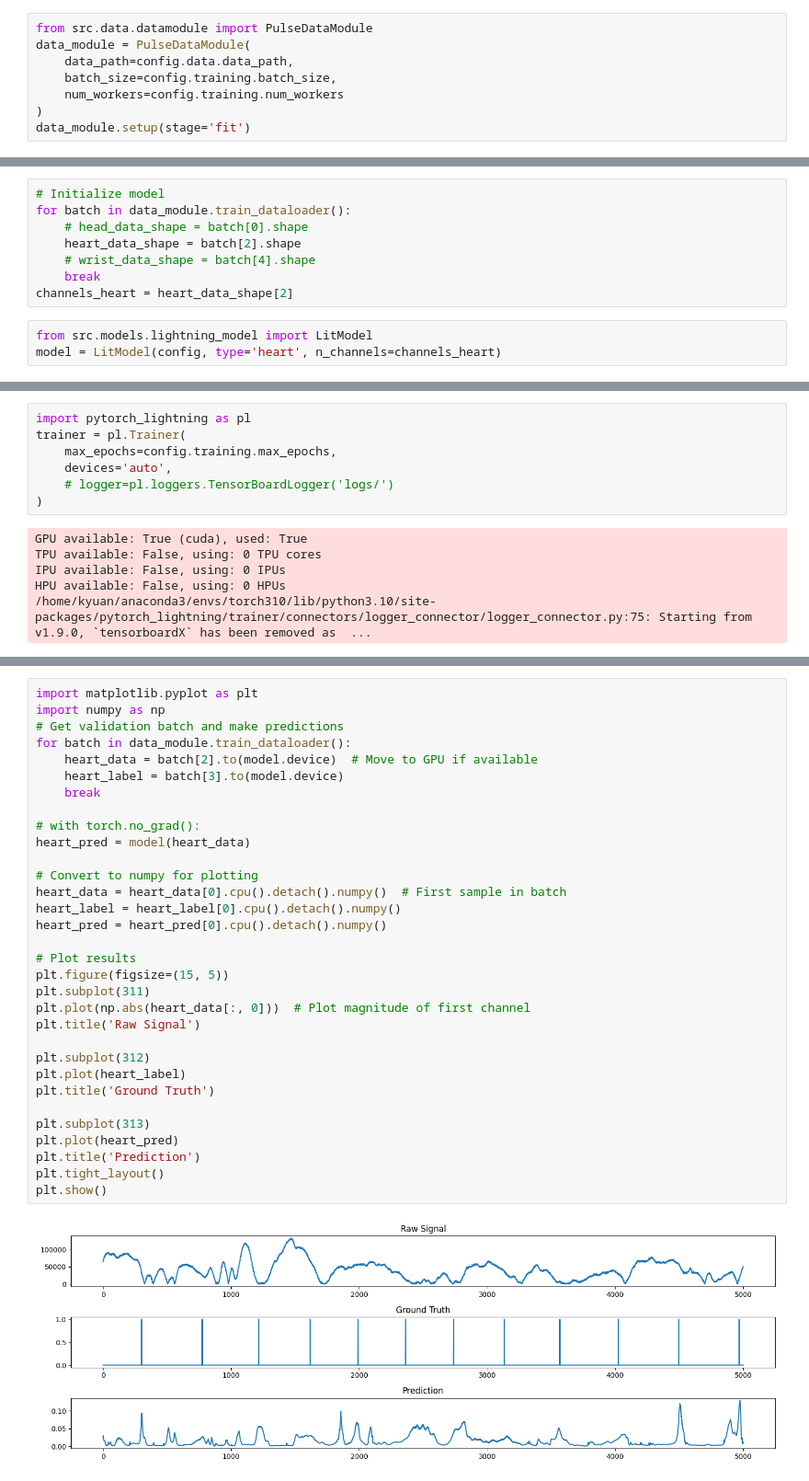
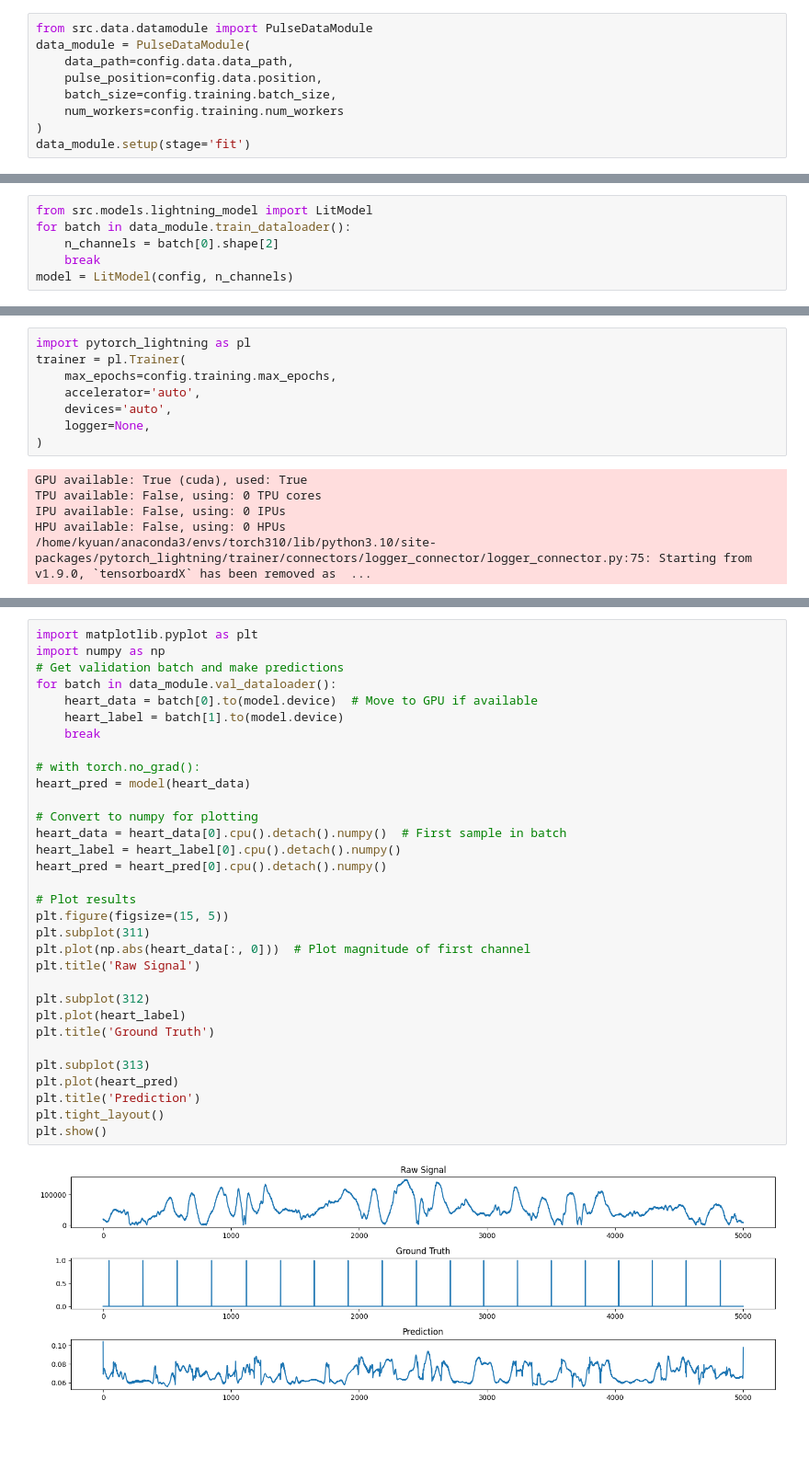
Before and after one commit to kuangyuan-cmu/RadarPulse, a Jupyter notebook: dev.ipynb, the cells around one changed output, grey strips where cells are left out. Shown at 92% size. Cells and saved outputs as stored; diff of their text form; blank space fills up the shorter version.

Commit message:
adapt to the pilot_1212 dataset; load specific position only

```diff
--- a/dev.ipynb
+++ b/dev.ipynb
@@ -34,6 +35,7 @@ config = load_config('src/config')
 from src.data.datamodule import PulseDataModule
 data_module = PulseDataModule(
     data_path=config.data.data_path,
+    pulse_position=config.data.position,
     batch_size=config.training.batch_size,
     num_workers=config.training.num_workers
 )
@@ -46,14 +48,9 @@ Heart data shape:  torch.Size([41, 5000, 42]) Heart label shape:  torch.Size([41
-# %%
-# Initialize model
-for batch in data_module.train_dataloader():
-    # head_data_shape = batch[0].shape
-    heart_data_shape = batch[2].shape
-    # wrist_data_shape = batch[4].shape
-    break
-channels_heart = heart_data_shape[2]
 # %%
 from src.models.lightning_model import LitModel
-model = LitModel(config, type='heart', n_channels=channels_heart)
+for batch in data_module.train_dataloader():
+    n_channels = batch[0].shape[2]
+    break
+model = LitModel(config, n_channels)
 # %%
 from pytorch_lightning.utilities.model_summary import ModelSummary
 summary = ModelSummary(model, max_depth=2)
@@ -76,8 +73,9 @@ print(summary)
 import pytorch_lightning as pl
 trainer = pl.Trainer(
     max_epochs=config.training.max_epochs,
+    accelerator='auto',
     devices='auto',
-    # logger=pl.loggers.TensorBoardLogger('logs/')
+    logger=None,
 )
 # %% [output]
 GPU available: True (cuda), used: True
@@ -109,34 +106,34 @@ Heart data shape:  torch.Size([41, 5000, 42]) Heart label shape:  torch.Size([41
 # %%
 import matplotlib.pyplot as plt
 import numpy as np
 # Get validation batch and make predictions
-for batch in data_module.train_dataloader():
-    heart_data = batch[2].to(model.device)  # Move to GPU if available
-    heart_label = batch[3].to(model.device)
+for batch in data_module.val_dataloader():
+    heart_data = batch[0].to(model.device)  # Move to GPU if available
+    heart_label = batch[1].to(model.device)
     break
 
 # with torch.no_grad():
 heart_pred = model(heart_data)
 
 # Convert to numpy for plotting
 heart_data = heart_data[0].cpu().detach().numpy()  # First sample in batch
 heart_label = heart_label[0].cpu().detach().numpy()
 heart_pred = heart_pred[0].cpu().detach().numpy()
 
 # Plot results
 plt.figure(figsize=(15, 5))
 plt.subplot(311)
 plt.plot(np.abs(heart_data[:, 0]))  # Plot magnitude of first channel
 plt.title('Raw Signal')
 
 plt.subplot(312)
 plt.plot(heart_label)
 plt.title('Ground Truth')
 
 plt.subplot(313)
 plt.plot(heart_pred)
 plt.title('Prediction')
 plt.tight_layout()
 plt.show()
 # %% [output]
-[figure, old version]
+[figure, new version]
```
Also changed, not shown: parts of 5 cells of this notebook, 10 other files.
